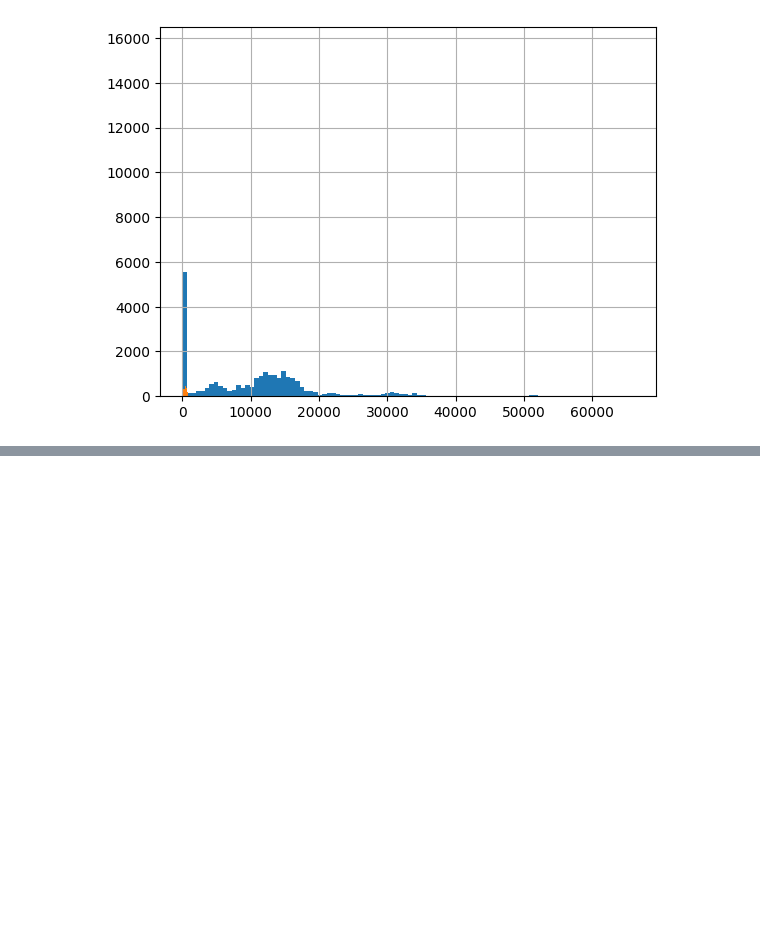
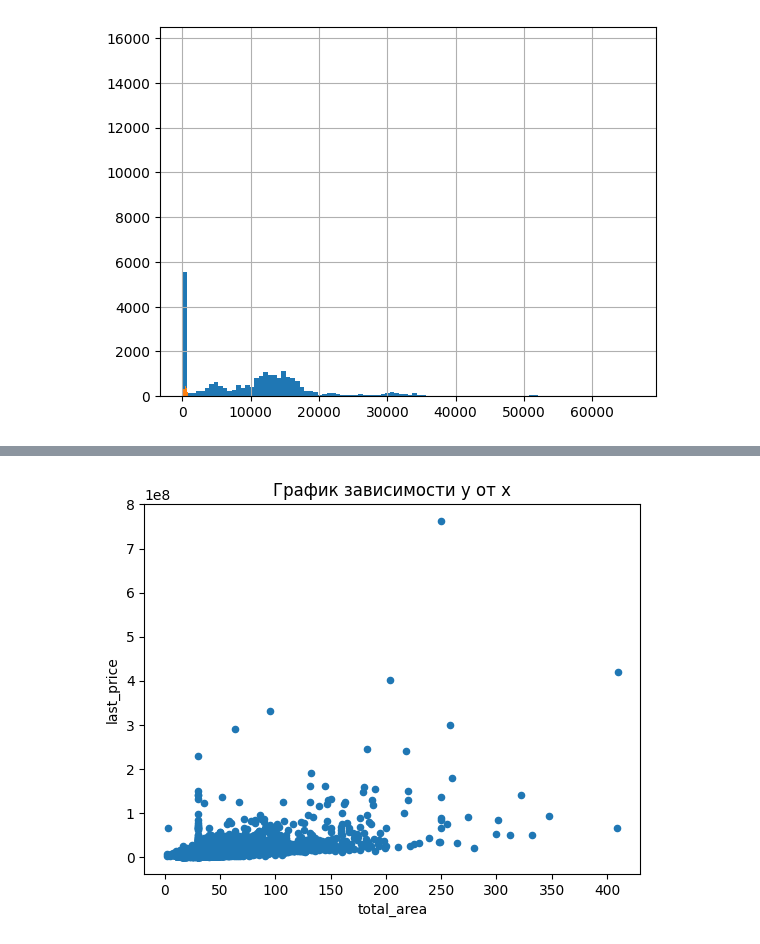
Before and after one commit to eugenii/data_sciencse, a Jupyter notebook: sp4.ipynb, the cells around one changed output, grey strips where cells are left out. Saved outputs shown, nothing was run; the diff lists cells and outputs as text; code cells hidden in the pictures; blank space fills up the shorter version.

```diff
--- a/sp4.ipynb
+++ b/sp4.ipynb
@@ -220,0 +221,7 @@ filtered_data['days_exposition'].hist(bins=100)
+# %%
+data.plot(x='living_area', y='last_price', kind='scatter', title='График зависимости y от x')
+plt.xlabel('total_area')
+plt.ylabel('last_price')
+plt.show()
+# %% [output]
+[figure, added]
```
Also changed, not shown: parts of 1 cell of this notebook.
